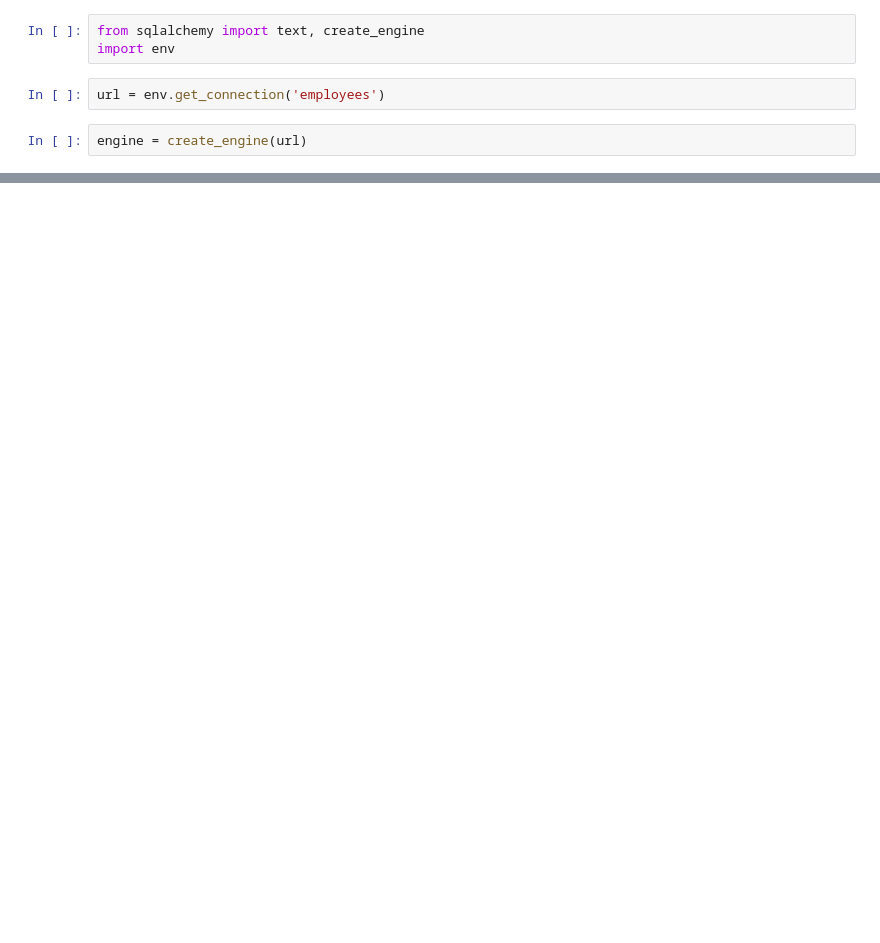
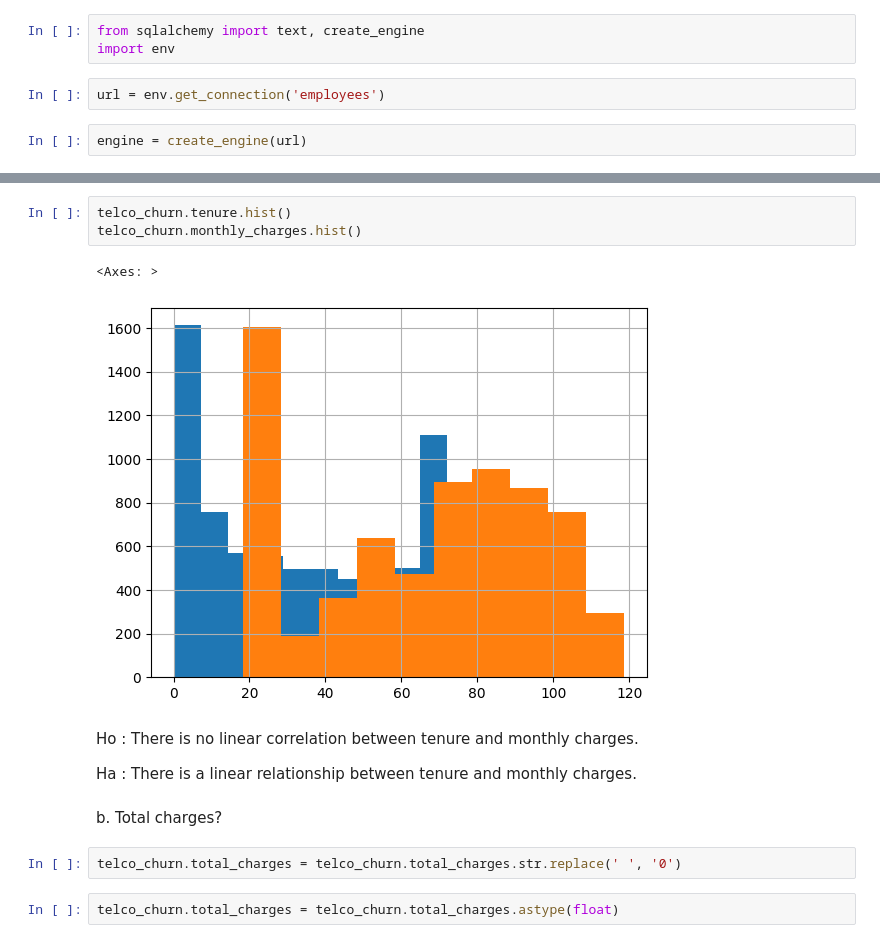
Before and after one commit to NISHAKUNWAR053/statistics-exercises, a Jupyter notebook: hypothesis_testing.ipynb, the cells around one changed output, grey strips where cells are left out. Drawn from its saved outputs; the diff is of its cells as text; blank space fills up the shorter version.

```diff
--- a/hypothesis_testing.ipynb
+++ b/hypothesis_testing.ipynb
@@ -189,0 +259,16 @@ There is no correlation between gender and working on sales or marketing.
+# %%
+telco_churn.tenure.hist()
+telco_churn.monthly_charges.hist()
+# %% [output]
+<Axes: >
+[figure, added]
+# %% [markdown]
+Ho : There is no linear correlation between tenure and monthly charges.
+
+Ha : There is a linear relationship between tenure and monthly charges.
+# %% [markdown]
+b. Total charges?
+# %%
+telco_churn.total_charges = telco_churn.total_charges.str.replace(' ', '0')
+# %%
+telco_churn.total_charges = telco_churn.total_charges.astype(float)
```
Also changed, not shown: parts of 64 cells of this notebook.
